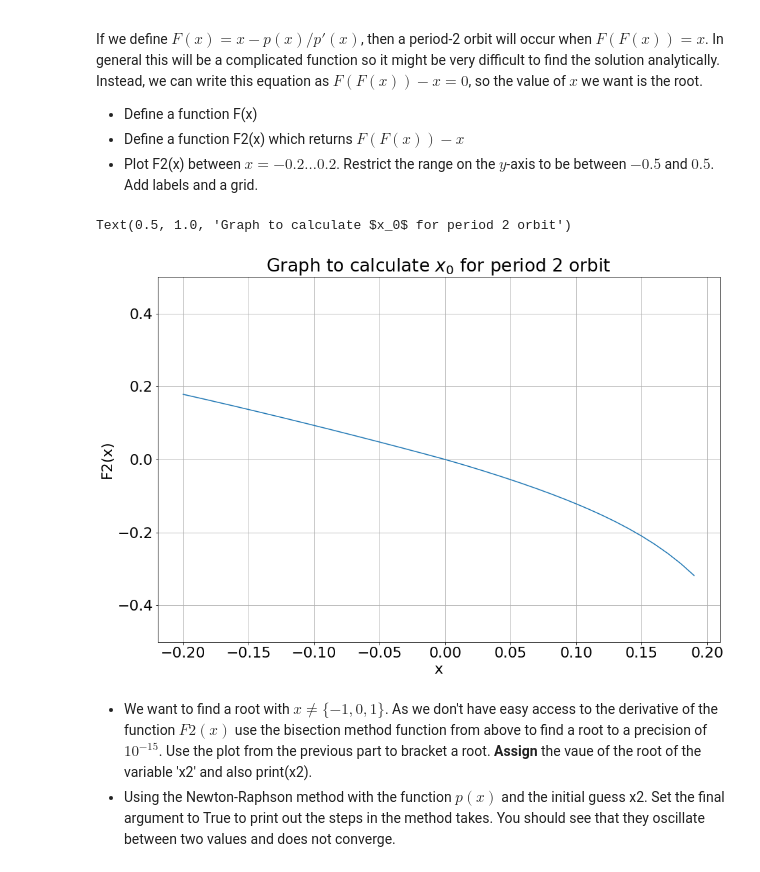
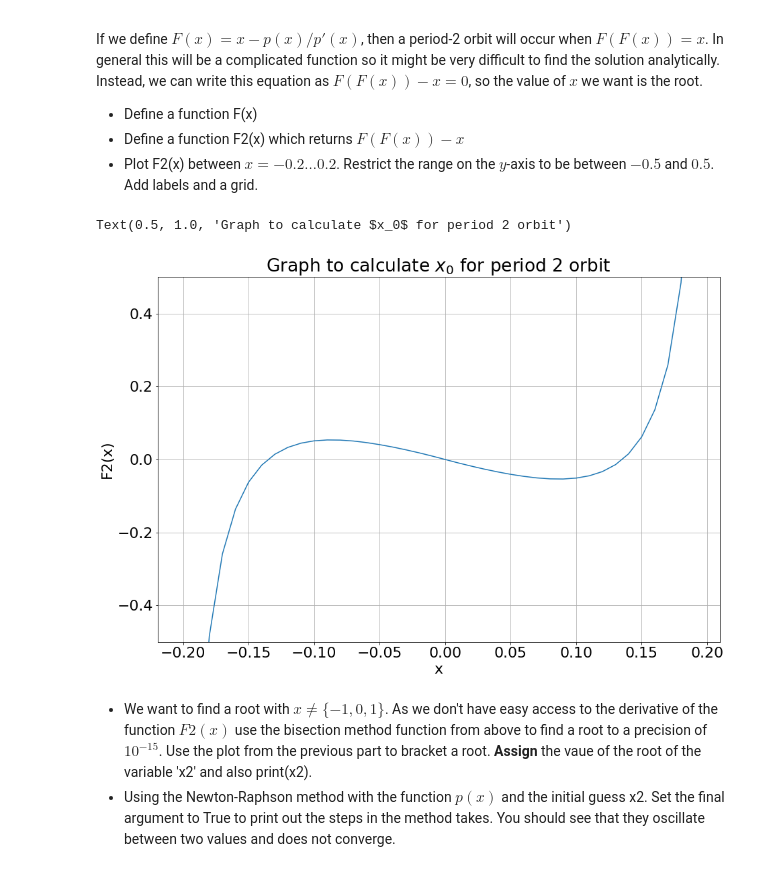
Before and after one commit to odhrandooley/ACM20030-Assignments, a Jupyter notebook: Assignment-2.ipynb, the cells around one changed output. Cells and saved outputs as stored; diff of their text form; code cells hidden in the pictures.

```diff
--- a/Assignment-2.ipynb
+++ b/Assignment-2.ipynb
@@ -134,7 +134,7 @@ FindRootBisectionImproved(f,6,8,1e-12)
 def p(x):
     return x*np.log(np.sqrt(x**2))
 def dp(x):
-    return np.log(np.sqrt(x**2))+x/np.sqrt(x**2)
+    return np.log(np.sqrt(x**2))+1
 
 x = np.arange(-2,2,0.01)
 y = p(x)
@@ -178,21 +178,23 @@ If we define $F(x) = x - p(x)/p'(x)$, then a period-2 orbit will occur when $F(F
 - Plot F2(x) between $x=-0.2\dots0.2$. Restrict the range on the $y$-axis to be between $-0.5$ and $0.5$. Add labels and a grid.
 # %%
 def F(x):
-    return x-(p(x)/dp(x))
+    F = x-(p(x)/dp(x))
+    return F
 def F2(x):
-    return F(F(x))-x
+    F2 = F(F(x))-x
+    return F2
 
 x = np.arange(-0.2,0.2,0.01)
 y = F2(x)
 plt.plot(x,y)
 plt.ylim(-0.5,0.5)
 plt.grid(True)
 plt.xlabel("x")
 plt.ylabel("F2(x)")
 plt.title("Graph to calculate $x_0$ for period 2 orbit")
 # %% [output]
 Text(0.5, 1.0, 'Graph to calculate $x_0$ for period 2 orbit')
-[figure, old version]
+[figure, new version]
 # %% [markdown]
 - We want to find a root with $x \neq \{-1,0,1\}$. As we don't have easy access to the derivative of the function $F2(x)$ use the bisection method function from above to find a root to a precision of $10^{-15}$. Use the plot from the previous part to bracket a root. **Assign** the vaue of the root of the variable 'x2' and also print(x2).
 - Using the Newton-Raphson method with the function $p(x)$ and the initial guess x2. Set the final argument to True to print out the steps in the method takes. You should see that they oscillate between two values and does not converge.
```
Also changed, not shown: parts of 5 cells of this notebook.
